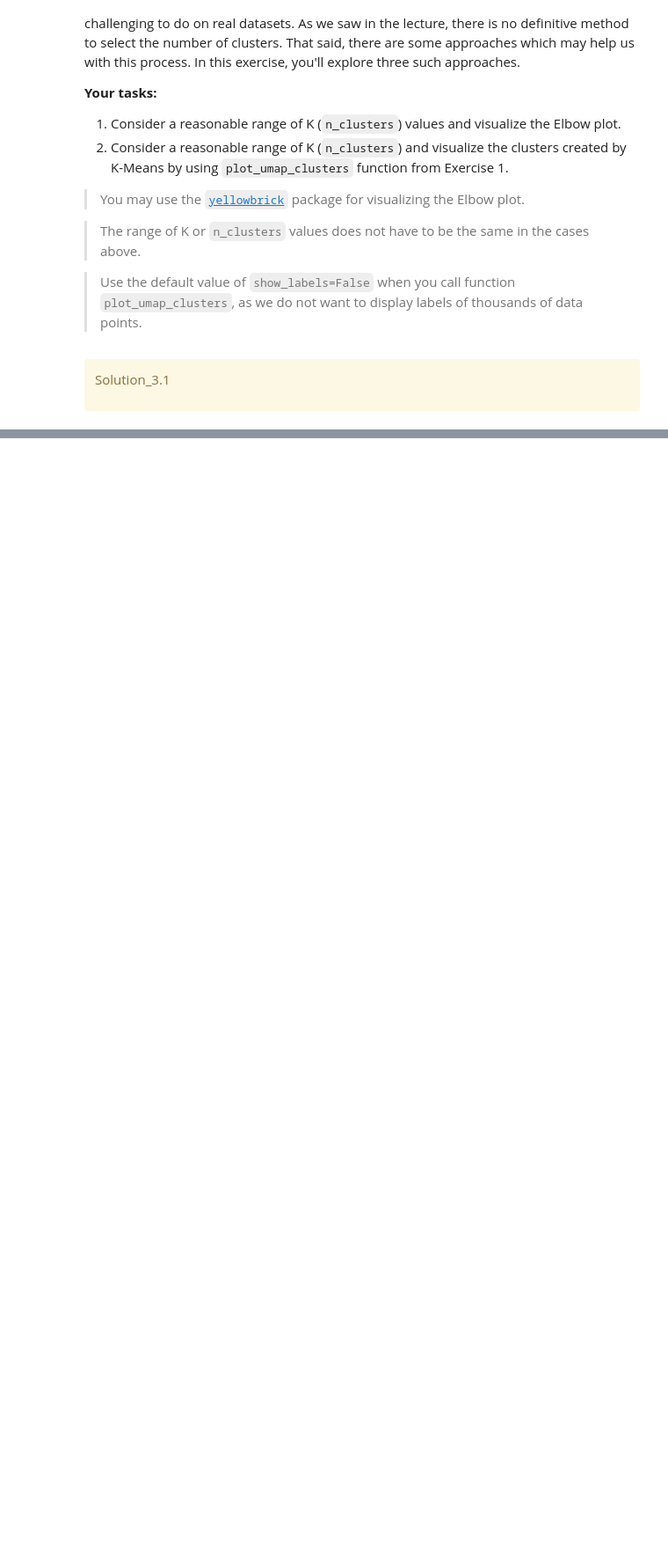
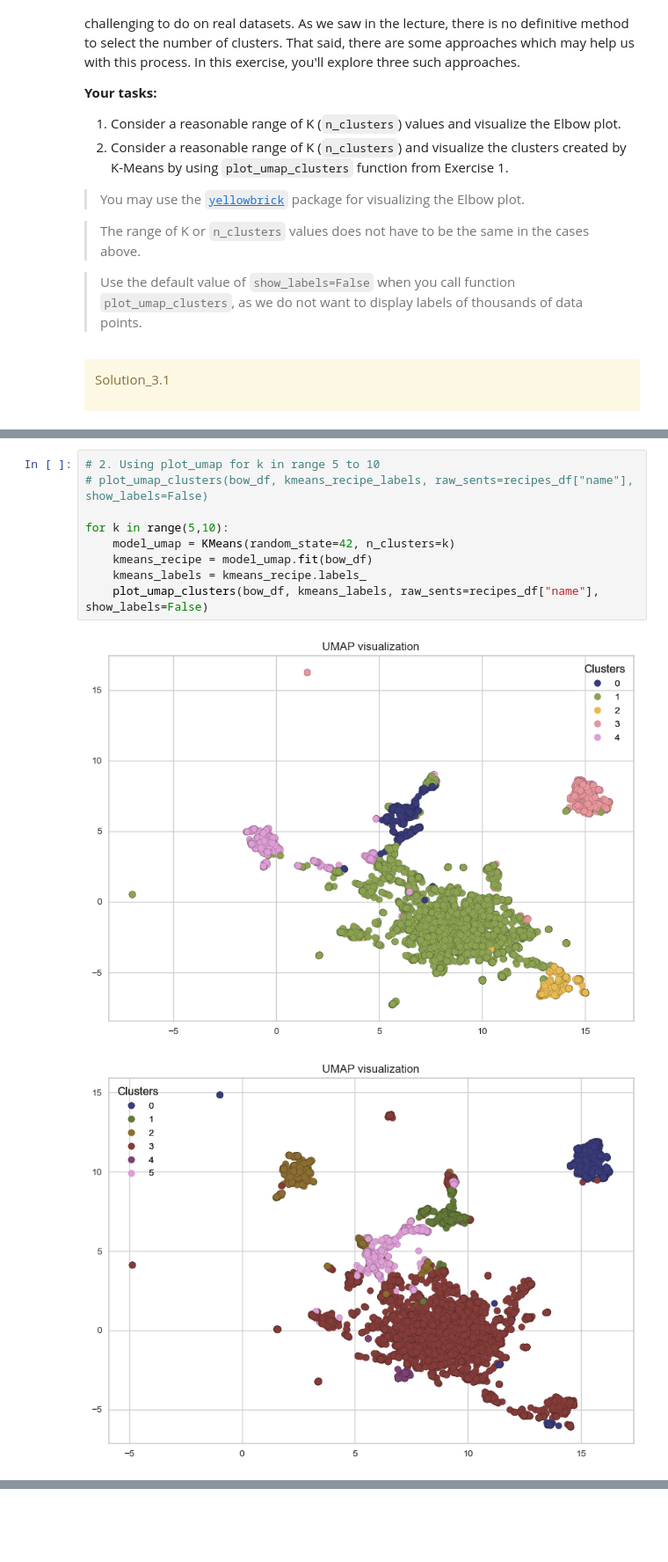
Before and after one commit to madihung/cpsc330, a Jupyter notebook: hw6/hw6.ipynb, the cells around one changed output, grey strips where cells are left out. Shown at 88% size. Saved outputs shown, nothing was run; the diff lists cells and outputs as text; blank space fills up the shorter version.

```diff
--- a/hw6/hw6.ipynb
+++ b/hw6/hw6.ipynb
@@ -568,0 +648,12 @@ Solution_3.1
+# %%
+# 2. Using plot_umap for k in range 5 to 10
+# plot_umap_clusters(bow_df, kmeans_recipe_labels, raw_sents=recipes_df["name"], show_labels=False)
+
+for k in range(5,10):
+    model_umap = KMeans(random_state=42, n_clusters=k)
+    kmeans_recipe = model_umap.fit(bow_df)
+    kmeans_labels = kmeans_recipe.labels_
+    plot_umap_clusters(bow_df, kmeans_labels, raw_sents=recipes_df["name"], show_labels=False)
+# %% [output]
+[figure, added]
+[figure, added]
```
Also changed, not shown: parts of 34 cells of this notebook.
